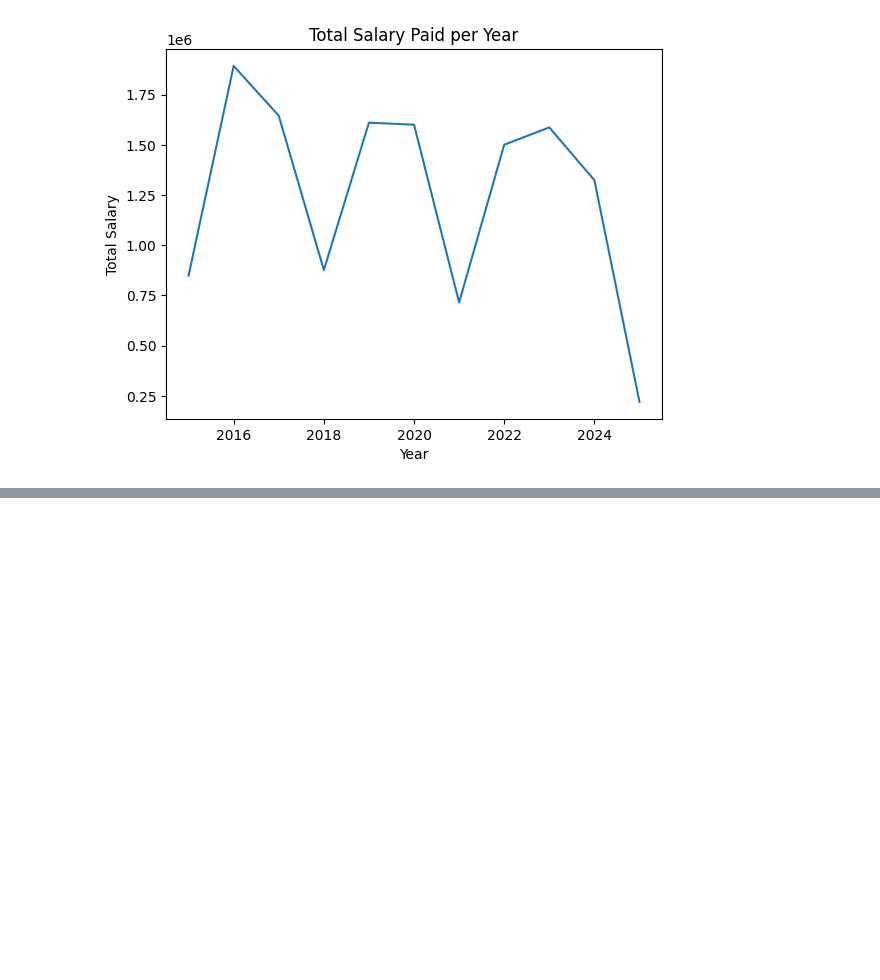
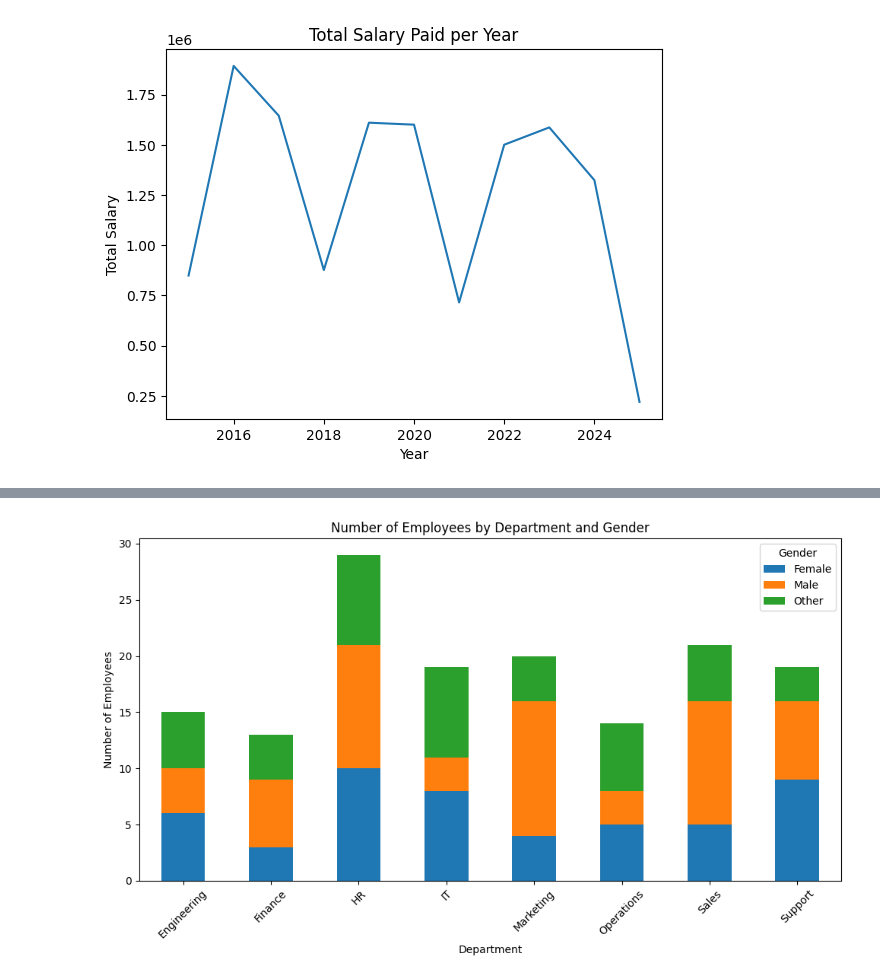
Before and after one commit to vaishnaviPatil1111/Python, a Jupyter notebook: Python_Pandas.ipynb, the cells around one changed output, grey strips where cells are left out. Saved outputs shown, nothing was run; the diff lists cells and outputs as text; code cells hidden in the pictures; blank space fills up the shorter version.

```diff
--- a/Python_Pandas.ipynb
+++ b/Python_Pandas.ipynb
@@ -3158,0 +3183,22 @@ Text(0, 0.5, 'Total Salary')
+# %%
+# 6.	Plot a stacked bar chart showing the number of employees by department and gender.
+# Clean column names just in case they have spaces
+df.columns = df.columns.str.strip()
+
+# Step 1: Count employees grouped by department and gender
+# Change 'department' and 'gender' if your columns use capital letters
+counts = df.groupby(["Department", "Gender"]).size().unstack(fill_value=0)
+
+# Step 2: Plot the stacked bar chart
+counts.plot(kind="bar", stacked=True, figsize=(10, 6))
+
+# Step 3: Add labels and details
+plt.title("Number of Employees by Department and Gender")
+plt.xlabel("Department")
+plt.ylabel("Number of Employees")
+plt.xticks(rotation=45)  # Rotates department names so they are readable
+plt.legend(title="Gender")
+plt.tight_layout()  # Prevents labels from getting cut off
+plt.show()
+# %% [output]
+[figure, added]
```
Also changed, not shown: parts of 4 cells of this notebook.
